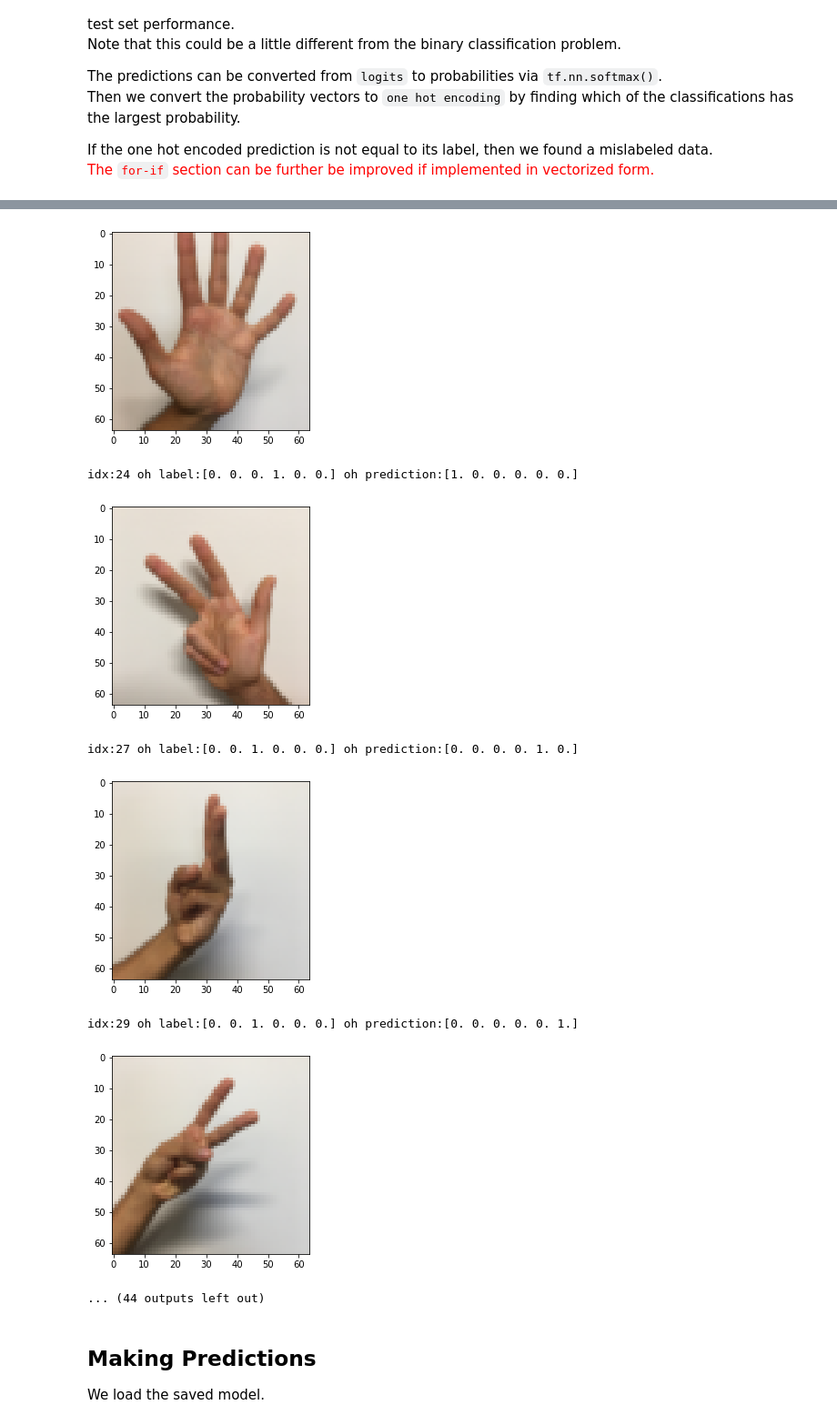
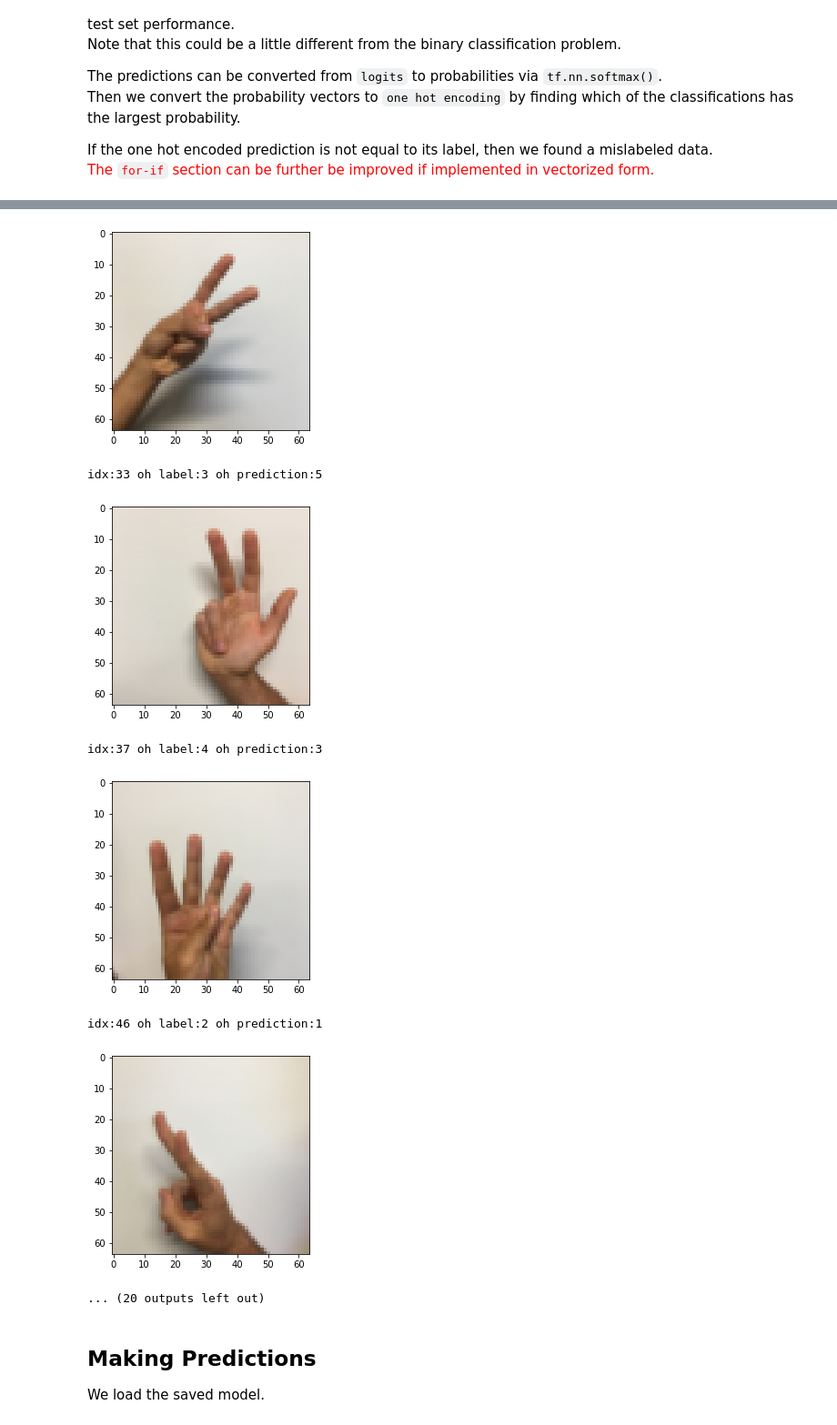
Before and after one commit to marc-ocampo/kamAI, a Jupyter notebook: kamAI.ipynb, the cells around one changed output, grey strips where cells are left out. Shown at 91% size. Drawn from its saved outputs; the diff is of its cells as text; code cells hidden in the pictures.

Commit message:
new trained model with training/test accuracy of 96/86% and successful in recognizing own images

```diff
--- a/kamAI.ipynb
+++ b/kamAI.ipynb
@@ -145,8 +141,0 @@ Note here that the `tf.nn.softmax()` converts the logits to probabilities in the
-# %%
-# loss
-loss_function = tf.keras.losses.CategoricalCrossentropy(from_logits=True)
-
-# prediction
-predictions = model(train_set_x_orig).numpy()
-
-print('Initial loss is ' + str(loss_function(one_hot_training_labels, predictions).numpy()))
@@ -165,2 +141,0 @@ Let's start training!
-# %%
-history = model.fit(train_set_x_orig, one_hot_training_labels, epochs=500)
@@ -184,0 +174,20 @@ Epoch 500/500
+# %%
+num_of_possible_output = 6 # 0 - 5 values using 1-hand gesture
+
+# hyperparameters
+model_struct = [(80, 'relu'),
+                (25, 'relu'),
+                (12, 'relu')]
+learning_rate = 0.0001
+dropout_rate =  0.01
+
+# one hot encoding for training labels
+one_hot_training_labels = one_hot_encoding(train_set_y_orig, num_of_possible_output)
+print('One hot training shape (after reshape): ' + str(one_hot_training_labels.shape))
+
+# model creation & optimization
+model = multiple_class_stacked_model(model_struct, train_set_x_orig[0].shape, num_of_possible_output, dropout_rate)
+model = multiple_class_optimize_model(model, train_set_x_orig, one_hot_training_labels, learning_rate)
+model.summary()
+
+history = model.fit(train_set_x_orig, one_hot_training_labels, epochs=400)
@@ -228,0 +241,4 @@ One hot test shape (after reshape): (120, 6)
+# %%
+# one-hot encoding for test labels
+one_hot_test_labels = one_hot_encoding(test_set_y_orig, num_of_possible_output)
+print('One hot test shape (after reshape): ' + str(one_hot_test_labels.shape))
@@ -250,8 +268,6 @@ If the one hot encoded prediction is not equal to its label, then we found a mis
 test_set_prediction = model.predict(test_set_x_orig)      # in logits form
 test_set_prediction = tf.nn.softmax(test_set_prediction)  # in probabilities
 print('test_set_prediction shape:' + str(test_set_prediction.shape))
-
-idx=1 # for random checking
 
 # finding the max
 max_prediction = test_set_prediction.numpy().max(axis=1)
@@ -266,7 +282,7 @@ for idx in range(len(test_set_prediction.numpy())):
         # print('idx:'+ str(idx) + ' max pred:' + str(max_prediction[idx]))
         # print('idx:'+ str(idx) + ' test_pre:' + str(test_set_prediction.numpy()[idx]))
 
-        print('idx:'+ str(idx) + ' oh label:' + str(one_hot_test_labels[idx]) + ' oh prediction:' + str(one_hot_prediction))
+        print('idx:'+ str(idx) + ' oh label:' + str(one_hot_test_labels[idx].argmax(axis=0)) + ' oh prediction:' + str(one_hot_prediction.argmax(axis=0)))
 
         # show image
         plt.imshow(test_set_x_orig[idx])
@@ -282,11 +298,11 @@ idx:23 oh label:[0. 0. 0. 0. 0. 1.] oh prediction:[0. 0. 0. 1. 0. 0.]
-[figure, old version]
+[figure, new version]
-idx:24 oh label:[0. 0. 0. 1. 0. 0.] oh prediction:[1. 0. 0. 0. 0. 0.]
+idx:33 oh label:3 oh prediction:5
-[figure, old version]
+[figure, new version]
-idx:27 oh label:[0. 0. 1. 0. 0. 0.] oh prediction:[0. 0. 0. 0. 1. 0.]
+idx:37 oh label:4 oh prediction:3
-[figure, old version]
+[figure, new version]
-idx:29 oh label:[0. 0. 1. 0. 0. 0.] oh prediction:[0. 0. 0. 0. 0. 1.]
+idx:46 oh label:2 oh prediction:1
-[figure, old version]
+[figure, new version]
-... (44 outputs left out)
+... (20 outputs left out)
 # %% [markdown]
 ## Making Predictions
 
```
Also changed, not shown: parts of 22 cells of this notebook, 4 other files.
